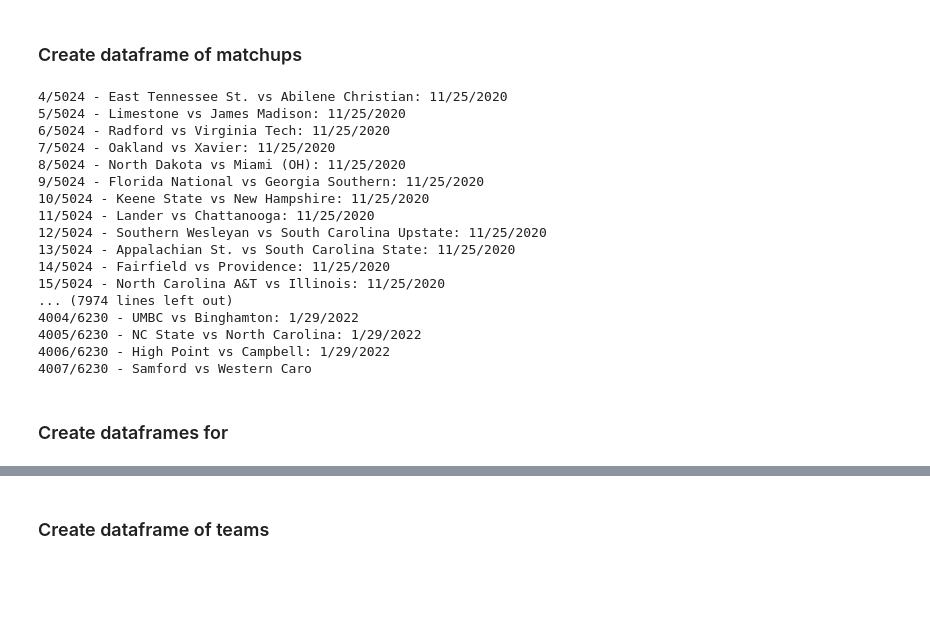
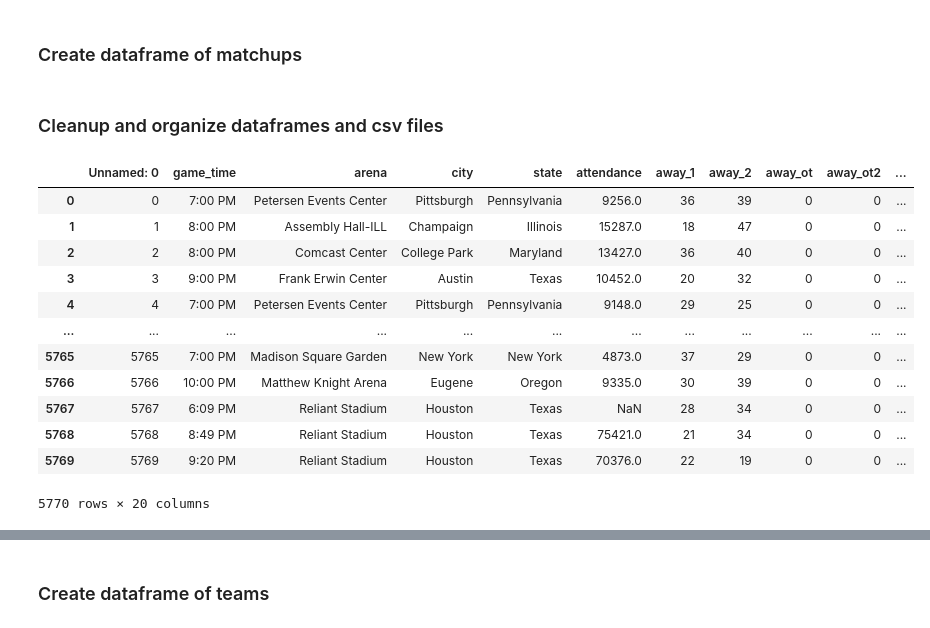
Before and after one commit to seelosjames/SlamStats, a Jupyter notebook: Dunkonomics.ipynb, the cells around one changed output, grey strips where cells are left out. Saved outputs shown, nothing was run; the diff lists cells and outputs as text; code cells hidden in the pictures; blank space fills up the shorter version.

```diff
--- a/Dunkonomics.ipynb
+++ b/Dunkonomics.ipynb
@@ -449,25 +443,20 @@ overnight = [(59139, 64163),
-# %%
-for i in range(len(overnight)):
-    box_scores_list = createBoxScores(matchups_dict, overnight[i][0], overnight[i][1])
-    df = pd.DataFrame(box_scores_list)
-    df.to_csv(f'{str(2020 + i)}-{str(2021 + i)}.csv')
-# %% [output]
-4/5024 - East Tennessee St. vs Abilene Christian: 11/25/2020
-5/5024 - Limestone vs James Madison: 11/25/2020
-6/5024 - Radford vs Virginia Tech: 11/25/2020
-7/5024 - Oakland vs Xavier: 11/25/2020
-8/5024 - North Dakota vs Miami (OH): 11/25/2020
-9/5024 - Florida National vs Georgia Southern: 11/25/2020
-10/5024 - Keene State vs New Hampshire: 11/25/2020
-11/5024 - Lander vs Chattanooga: 11/25/2020
-12/5024 - Southern Wesleyan vs South Carolina Upstate: 11/25/2020
-13/5024 - Appalachian St. vs South Carolina State: 11/25/2020
-14/5024 - Fairfield vs Providence: 11/25/2020
-15/5024 - North Carolina A&T vs Illinois: 11/25/2020
-... (7974 lines left out)
-4004/6230 - UMBC vs Binghamton: 1/29/2022
-4005/6230 - NC State vs North Carolina: 1/29/2022
-4006/6230 - High Point vs Campbell: 1/29/2022
-4007/6230 - Samford vs Western Caro
 # %% [markdown]
-### Create dataframes for
+### Cleanup and organize dataframes and csv files
+# %%
+df10 = pd.read_csv(r"C:\Users\James Seelos\Documents\Personal Projects\Dunkonomics\data\box_scores\2010-2011.csv")
+# %%
+df10
+# %% [output]
+|  | Unnamed: 0 | game_time | arena | city | state | attendance | away_1 | away_2 | away_ot | away_ot2 | ... |
+| 0 | 0 | 7:00 PM | Petersen Events Center | Pittsburgh | Pennsylvania | 9256.0 | 36 | 39 | 0 | 0 | ... |
+| 1 | 1 | 8:00 PM | Assembly Hall-ILL | Champaign | Illinois | 15287.0 | 18 | 47 | 0 | 0 | ... |
+| 2 | 2 | 8:00 PM | Comcast Center | College Park | Maryland | 13427.0 | 36 | 40 | 0 | 0 | ... |
+| 3 | 3 | 9:00 PM | Frank Erwin Center | Austin | Texas | 10452.0 | 20 | 32 | 0 | 0 | ... |
+| 4 | 4 | 7:00 PM | Petersen Events Center | Pittsburgh | Pennsylvania | 9148.0 | 29 | 25 | 0 | 0 | ... |
+| ... | ... | ... | ... | ... | ... | ... | ... | ... | ... | ... | ... |
+| 5765 | 5765 | 7:00 PM | Madison Square Garden | New York | New York | 4873.0 | 37 | 29 | 0 | 0 | ... |
+| 5766 | 5766 | 10:00 PM | Matthew Knight Arena | Eugene | Oregon | 9335.0 | 30 | 39 | 0 | 0 | ... |
+| 5767 | 5767 | 6:09 PM | Reliant Stadium | Houston | Texas | NaN | 28 | 34 | 0 | 0 | ... |
+| 5768 | 5768 | 8:49 PM | Reliant Stadium | Houston | Texas | 75421.0 | 21 | 34 | 0 | 0 | ... |
+| 5769 | 5769 | 9:20 PM | Reliant Stadium | Houston | Texas | 70376.0 | 22 | 19 | 0 | 0 | ... |
+5770 rows × 20 columns
```
Also changed, not shown: parts of 41 cells of this notebook.
